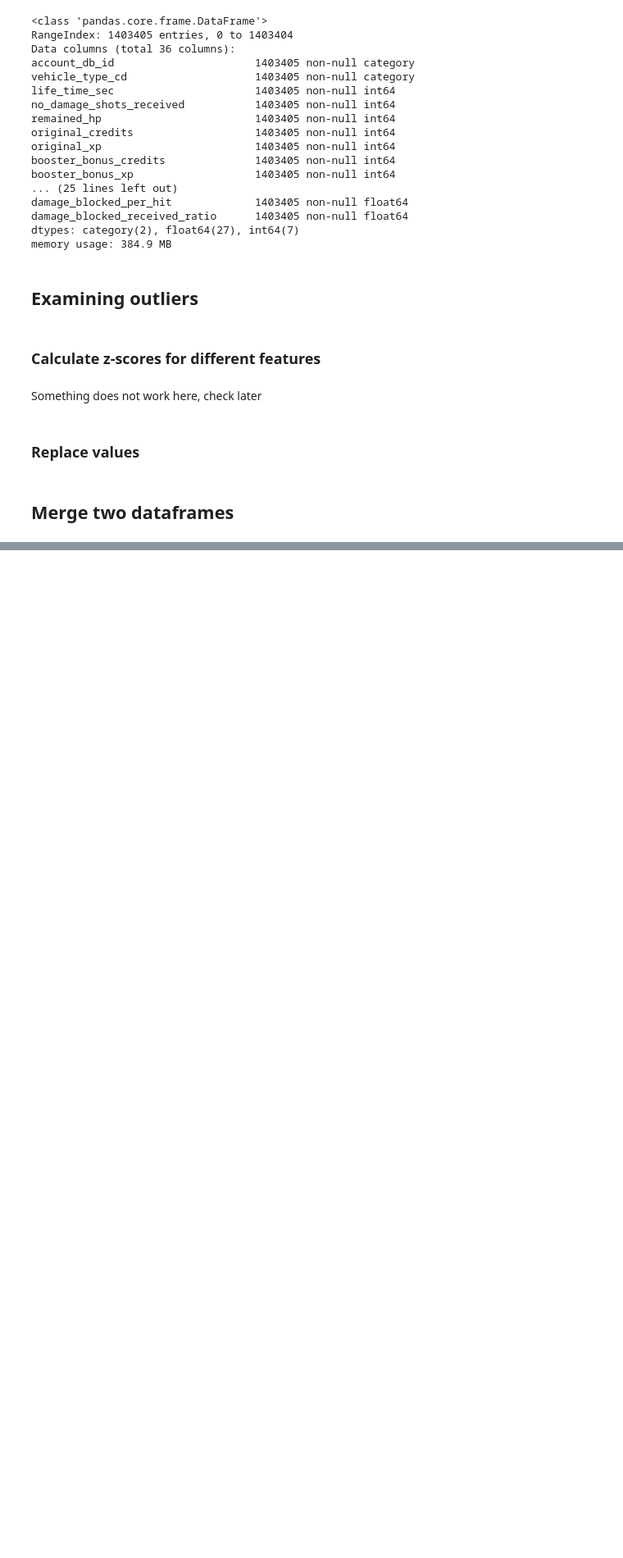
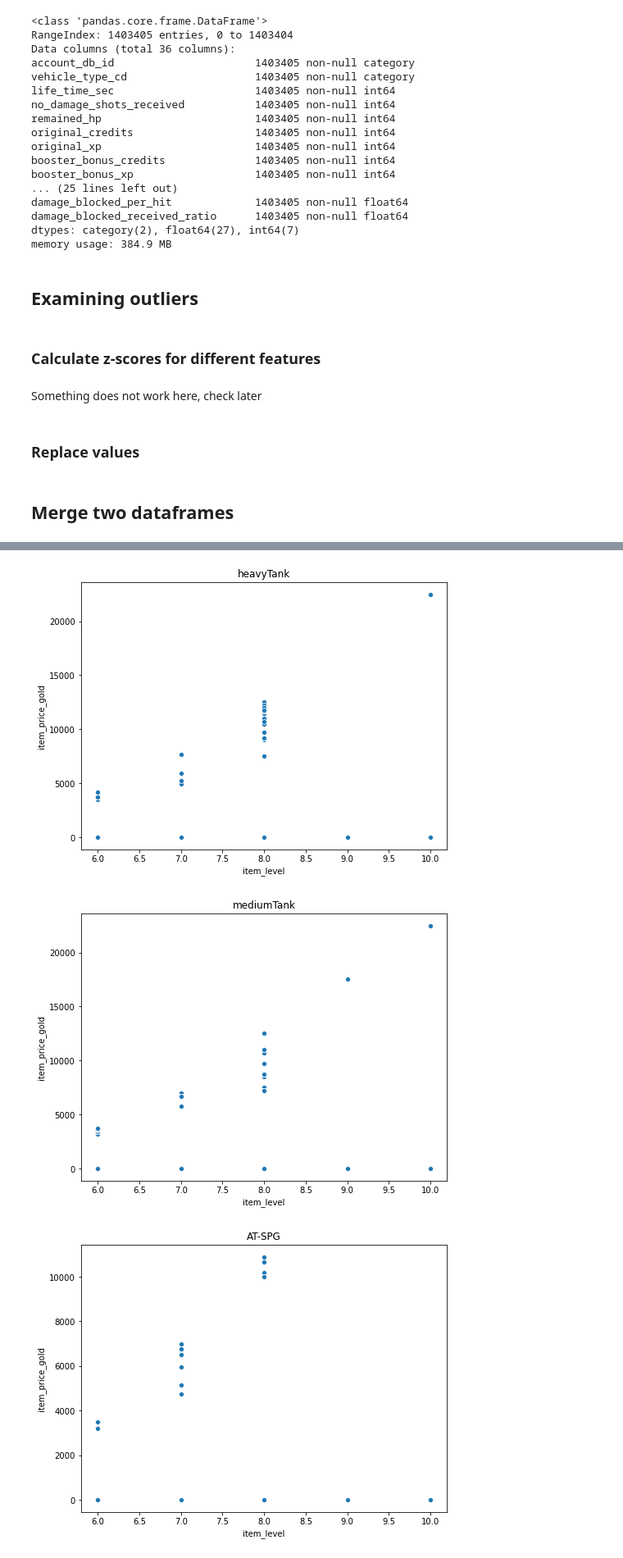
Before and after one commit to Egorka1/WG_Forge, a Jupyter notebook: WGProject.ipynb, the cells around one changed output, grey strips where cells are left out. Shown at 82% size. Saved outputs shown, nothing was run; the diff lists cells and outputs as text; code cells hidden in the pictures; blank space fills up the shorter version.

Commit message:
- Checked how item price in gold depends on the level for different item classes - Checked how different characteristics correlate with item level

```diff
--- a/WGProject.ipynb
+++ b/WGProject.ipynb
@@ -719,0 +722,2 @@ data_merged = data.merge(catalog, how='left', left_on='vehicle_type_cd', right_o
+# %%
+tank_classes = data_merged['item_class'].unique()
@@ -719,0 +726,11 @@ data_merged = data.merge(catalog, how='left', left_on='vehicle_type_cd', right_o
+# %%
+for tank_class in tank_classes:
+    class_data = data_merged[data_merged['item_class'] == tank_class]
+
+    plt.figure(figsize=(8, 6))
+    sns.scatterplot(class_data['item_level'], class_data['item_price_gold']);
+    plt.title(tank_class)
+# %% [output]
+[figure, added]
+[figure, added]
+[figure, added]
```
Also changed, not shown: parts of 7 cells of this notebook.
